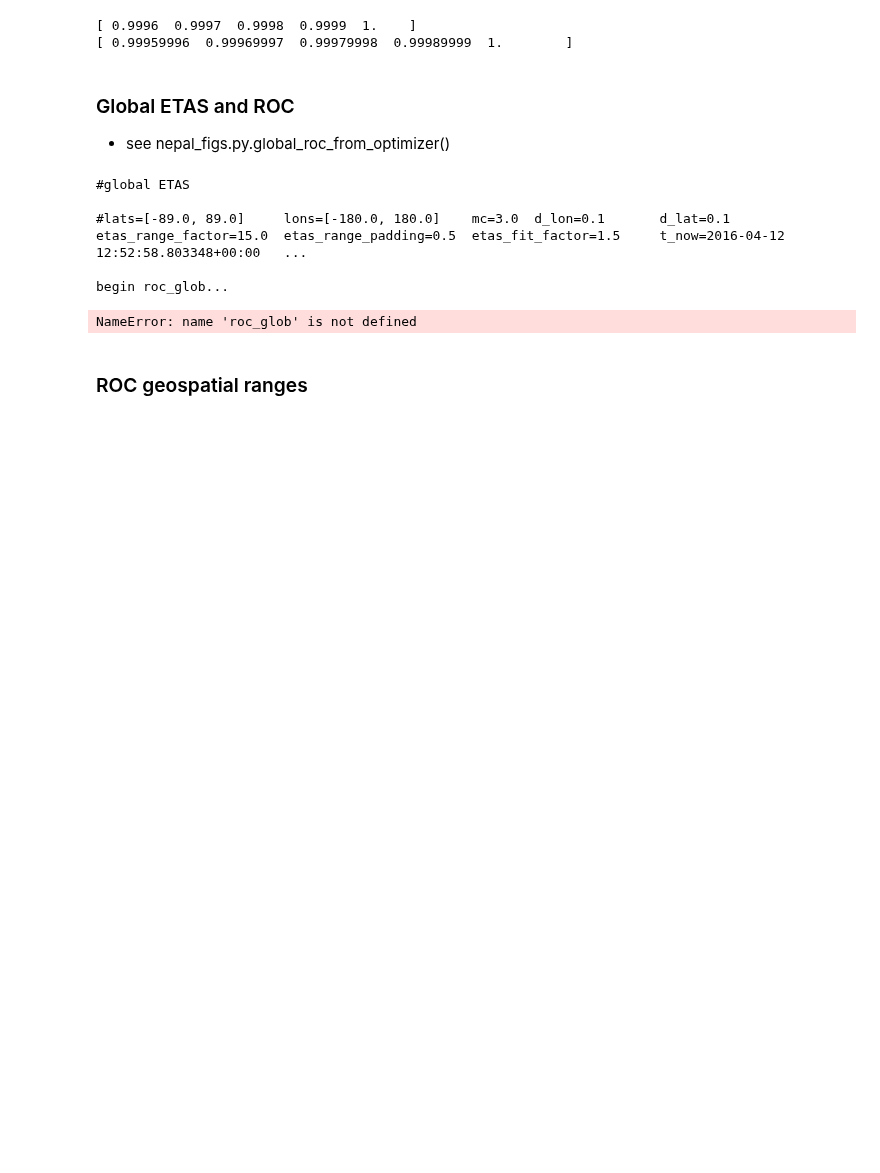
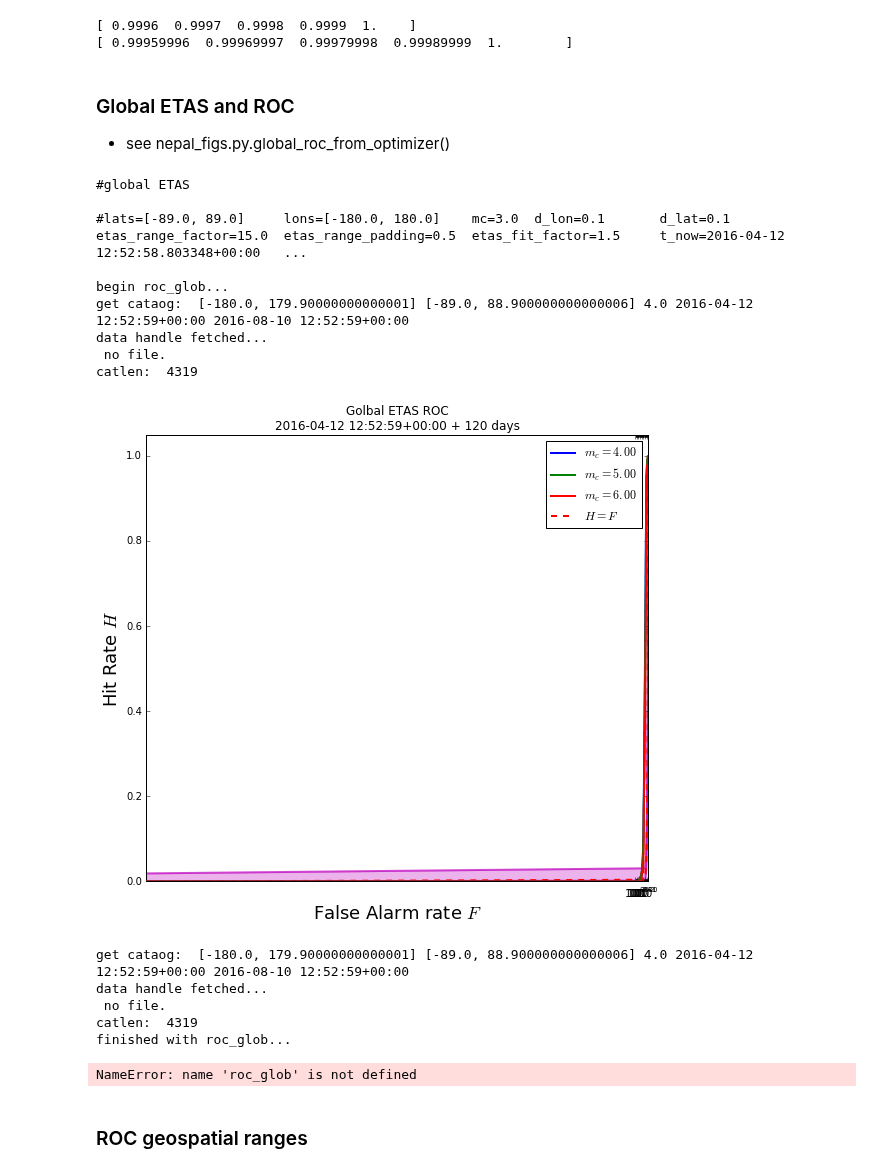
Before and after one commit to markyoder/globalETAS, a Jupyter notebook: global_etas_figs_revision.ipynb, the cells around one changed output. Cells and saved outputs as stored; diff of their text form; code cells hidden in the pictures; blank space fills up the shorter version.

Commit message:
squash! more mods to nepal, etc. figures scripting.
synching with remotes...

```diff
--- a/global_etas_figs_revision.ipynb
+++ b/global_etas_figs_revision.ipynb
@@ -462,39 +465,48 @@ if do_global:
 # (and if we need to, we can extract the prams from here.)
 with open(xyz_output,'r') as f:
     for rw in f:
         if rw[0]=='#':
             print(rw)
         else:
             #
             # and assume 1) it's a long file, 2) all the comments are at the front.
             break
         #
     #
 #
 
 
 # do roc starting just after end of etas (be careful trying to make this more/less fair;
 #see the global_roc_from_optimizer code.)
 #
 print('begin roc_glob...')
 # should be returning like [[mc, [FH]], [mc, [FH]], ]   # where [FH] implies an array return like [[f,h], [f,h], ... ]
 roc_glob = global_roc_from_optimizer(fc_xyz=xyz_output, fignum=0,
                                      etas_end_date=dtm.datetime(2016,4,12, 12,52,59, tzinfo=pytz.timezone('UTC')),
-                                     mcs=[4.,5., 6.0], fc_len=120, ls='-', marker='', lw=2, x_scale='linear')
+                                     mcs=[4.,5., 6.0], fc_len=120, ls='-', marker='', lw=2, x_scale='linear', figsize=(9,8))
 # maybe also get some info for the forecast dates into the name?
 plt.savefig(os.path.join(figs_data_path, 'roc_global_linear.png'))
+plt.savefig(os.path.join(revisions_data, 'roc_global_linear.png'))
+
+#plt.close(0)
+#del roc_glob
 #
-# and one for log_x:
-roc_glob = global_roc_from_optimizer(fc_xyz=xyz_output, fignum=0,
-                                     etas_end_date=dtm.datetime(2016,4,12, 12,52,59, tzinfo=pytz.timezone('UTC')),
-                                     mcs=[4.,5., 6.0], fc_len=120, ls='-', marker='', lw=2, x_scale='log')
-# maybe also get some info for the forecast dates into the name?
-plt.savefig(os.path.join(figs_data_path, 'roc_global_logx.png'))
-
-print('finished with roc_glob...')
+# ax=plt.gca()
+# ax.set_xscale('log')
+# plt.draw()
+# plt.savefig(os.path.join(figs_data_path, 'roc_global_logx.png'))
+# plt.savefig(os.path.join(revisions_data, 'roc_global_logx.png'))
+#
+plt.close(0)
+del roc_glob
 # %% [output]
 #global ETAS
 
 #lats=[-89.0, 89.0]     lons=[-180.0, 180.0]    mc=3.0  d_lon=0.1       d_lat=0.1       etas_range_factor=15.0  etas_range_padding=0.5  etas_fit_factor=1.5     t_now=2016-04-12 12:52:58.803348+00:00   ...
 
 begin roc_glob...
+get cataog:  [-180.0, 179.90000000000001] [-89.0, 88.900000000000006] 4.0 2016-04-12 12:52:59+00:00 2016-08-10 12:52:59+00:00
+data handle fetched...
+ no file.
+catlen:  4319
+[figure, added]
@@ -501,3 +516,22 @@ begin roc_glob...
+# %%
+# and one for log_x:
+roc_glob = global_roc_from_optimizer(fc_xyz=xyz_output, fignum=0,
+                                      etas_end_date=dtm.datetime(2016,4,12, 12,52,59, tzinfo=pytz.timezone('UTC')),
+                                      mcs=[4.,5., 6.0], fc_len=120, ls='-', marker='', lw=2, x_scale='log')
+# maybe also get some info for the forecast dates into the name?
+plt.savefig(os.path.join(figs_data_path, 'roc_global_logx.png'))
+plt.savefig(os.path.join(revisions_data, 'roc_global_logx.png'))
+
+plt.close(0)
+#del roc_glob
+
+print('finished with roc_glob...')
+# %% [output]
+get cataog:  [-180.0, 179.90000000000001] [-89.0, 88.900000000000006] 4.0 2016-04-12 12:52:59+00:00 2016-08-10 12:52:59+00:00
+data handle fetched...
+ no file.
+catlen:  4319
+finished with roc_glob...
 # %%
 ## Diagnostic
 # print(len(roc_glob))
@@ -542,10 +576,10 @@ begin roc_glob...
 #     for mc,fh in roc_glob:
 #         print('score: {} :: {}'.format(mc, integrate_fh(fh)))
 #     #
-
-outputs = optimizers.roc_tools.integrate_fh([rw[-1] for rw in roc_glob], n_cpu=3)
-# %% [output]
-NameError: name 'roc_glob' is not defined
+# %%
+outputs = optimizers.roc_tools.integrate_fh([rw[-1] for rw in roc_glob], n_cpu=3)
+# %% [output]
+NameError: name 'roc_glob' is not defined
 # %%
 for mc, score in outputs:
     print('{}: {}'.format(mc, score/.5))
```
Also changed, not shown: parts of 2 cells of this notebook, 2 other files.
